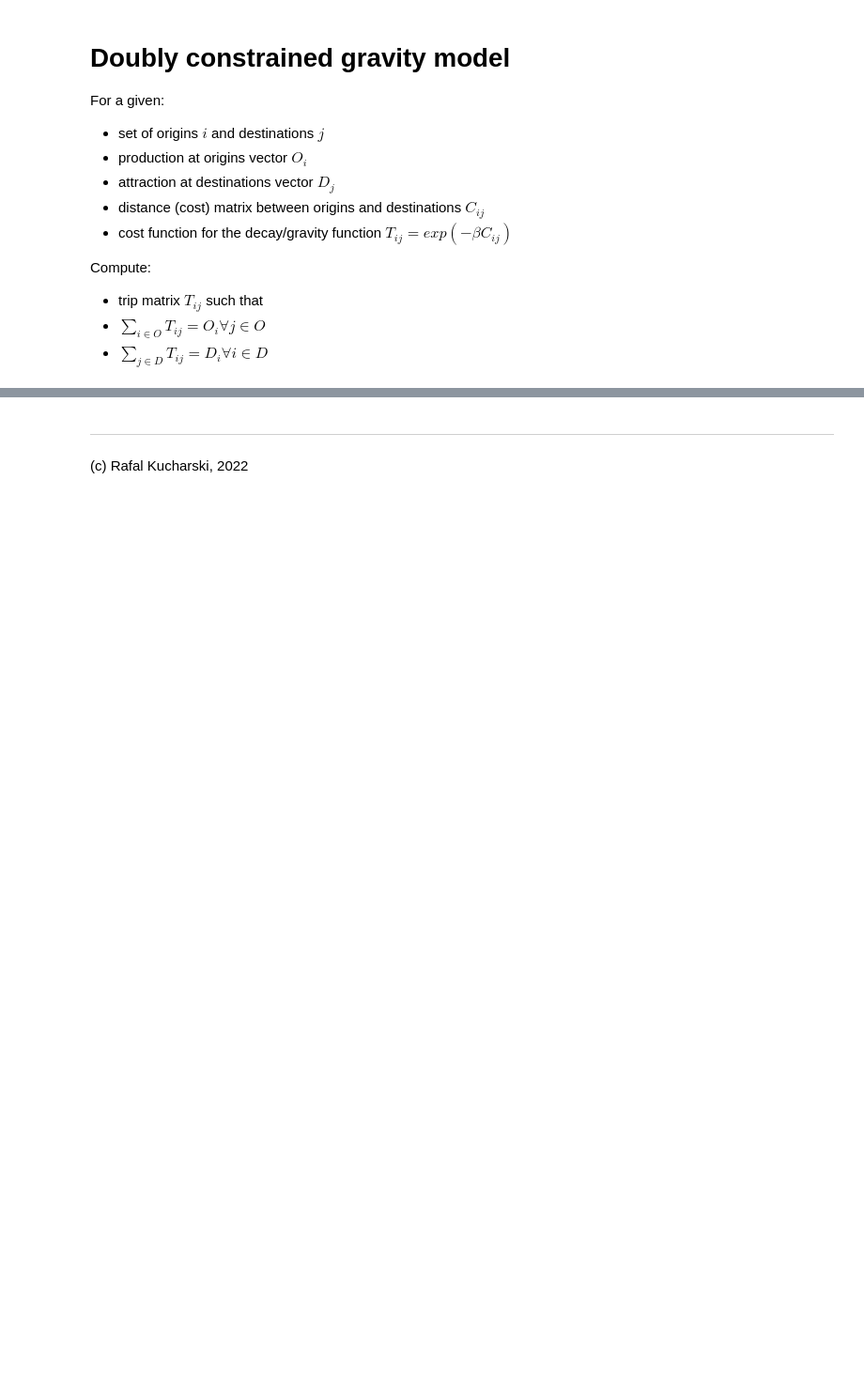
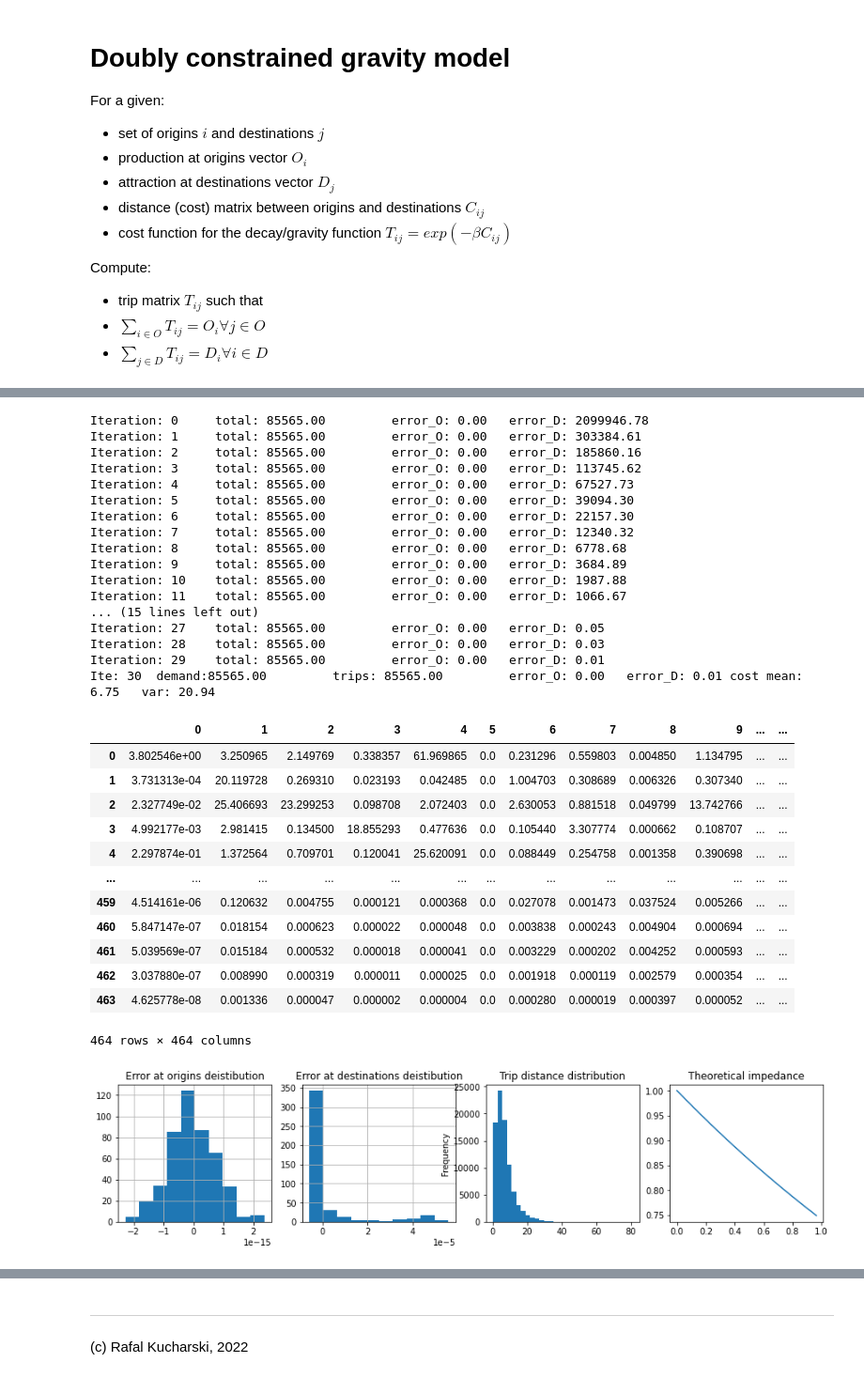
Before and after one commit to RafalKucharskiPK/MoblinoscPolonez, a Jupyter notebook: wichita_01.ipynb, the cells around one changed output, grey strips where cells are left out. Shown: that part at 94% size. Drawn from its saved outputs; the diff is of its cells as text; code cells hidden in the pictures; blank space fills up the shorter version.

```diff
--- a/wichita_01.ipynb
+++ b/wichita_01.ipynb
@@ -42,0 +116,39 @@ djk (464, 3)
+# %%
+k = 3
+X = inData['full_xij_k{}'.format(k)]
+S = X.sum(axis=1)
+D = X.sum(axis=0)
+Q = inData.dist
+doubly_constrained(S,D,Q, beta = 0.3)
+# %% [output]
+Iteration: 0     total: 85565.00         error_O: 0.00   error_D: 2099946.78
+Iteration: 1     total: 85565.00         error_O: 0.00   error_D: 303384.61
+Iteration: 2     total: 85565.00         error_O: 0.00   error_D: 185860.16
+Iteration: 3     total: 85565.00         error_O: 0.00   error_D: 113745.62
+Iteration: 4     total: 85565.00         error_O: 0.00   error_D: 67527.73
+Iteration: 5     total: 85565.00         error_O: 0.00   error_D: 39094.30
+Iteration: 6     total: 85565.00         error_O: 0.00   error_D: 22157.30
+Iteration: 7     total: 85565.00         error_O: 0.00   error_D: 12340.32
+Iteration: 8     total: 85565.00         error_O: 0.00   error_D: 6778.68
+Iteration: 9     total: 85565.00         error_O: 0.00   error_D: 3684.89
+Iteration: 10    total: 85565.00         error_O: 0.00   error_D: 1987.88
+Iteration: 11    total: 85565.00         error_O: 0.00   error_D: 1066.67
+... (15 lines left out)
+Iteration: 27    total: 85565.00         error_O: 0.00   error_D: 0.05
+Iteration: 28    total: 85565.00         error_O: 0.00   error_D: 0.03
+Iteration: 29    total: 85565.00         error_O: 0.00   error_D: 0.01
+Ite: 30  demand:85565.00         trips: 85565.00         error_O: 0.00   error_D: 0.01 cost mean: 6.75   var: 20.94
+|  | 0 | 1 | 2 | 3 | 4 | 5 | 6 | 7 | 8 | 9 | ... | ... |
+| 0 | 3.802546e+00 | 3.250965 | 2.149769 | 0.338357 | 61.969865 | 0.0 | 0.231296 | 0.559803 | 0.004850 | 1.134795 | ... | ... |
+| 1 | 3.731313e-04 | 20.119728 | 0.269310 | 0.023193 | 0.042485 | 0.0 | 1.004703 | 0.308689 | 0.006326 | 0.307340 | ... | ... |
+| 2 | 2.327749e-02 | 25.406693 | 23.299253 | 0.098708 | 2.072403 | 0.0 | 2.630053 | 0.881518 | 0.049799 | 13.742766 | ... | ... |
+| 3 | 4.992177e-03 | 2.981415 | 0.134500 | 18.855293 | 0.477636 | 0.0 | 0.105440 | 3.307774 | 0.000662 | 0.108707 | ... | ... |
+| 4 | 2.297874e-01 | 1.372564 | 0.709701 | 0.120041 | 25.620091 | 0.0 | 0.088449 | 0.254758 | 0.001358 | 0.390698 | ... | ... |
+| ... | ... | ... | ... | ... | ... | ... | ... | ... | ... | ... | ... | ... |
+| 459 | 4.514161e-06 | 0.120632 | 0.004755 | 0.000121 | 0.000368 | 0.0 | 0.027078 | 0.001473 | 0.037524 | 0.005266 | ... | ... |
+| 460 | 5.847147e-07 | 0.018154 | 0.000623 | 0.000022 | 0.000048 | 0.0 | 0.003838 | 0.000243 | 0.004904 | 0.000694 | ... | ... |
+| 461 | 5.039569e-07 | 0.015184 | 0.000532 | 0.000018 | 0.000041 | 0.0 | 0.003229 | 0.000202 | 0.004252 | 0.000593 | ... | ... |
+| 462 | 3.037880e-07 | 0.008990 | 0.000319 | 0.000011 | 0.000025 | 0.0 | 0.001918 | 0.000119 | 0.002579 | 0.000354 | ... | ... |
+| 463 | 4.625778e-08 | 0.001336 | 0.000047 | 0.000002 | 0.000004 | 0.0 | 0.000280 | 0.000019 | 0.000397 | 0.000052 | ... | ... |
+464 rows × 464 columns
+[figure, added]
```
Also changed, not shown: parts of 18 cells of this notebook, 4 other files.
